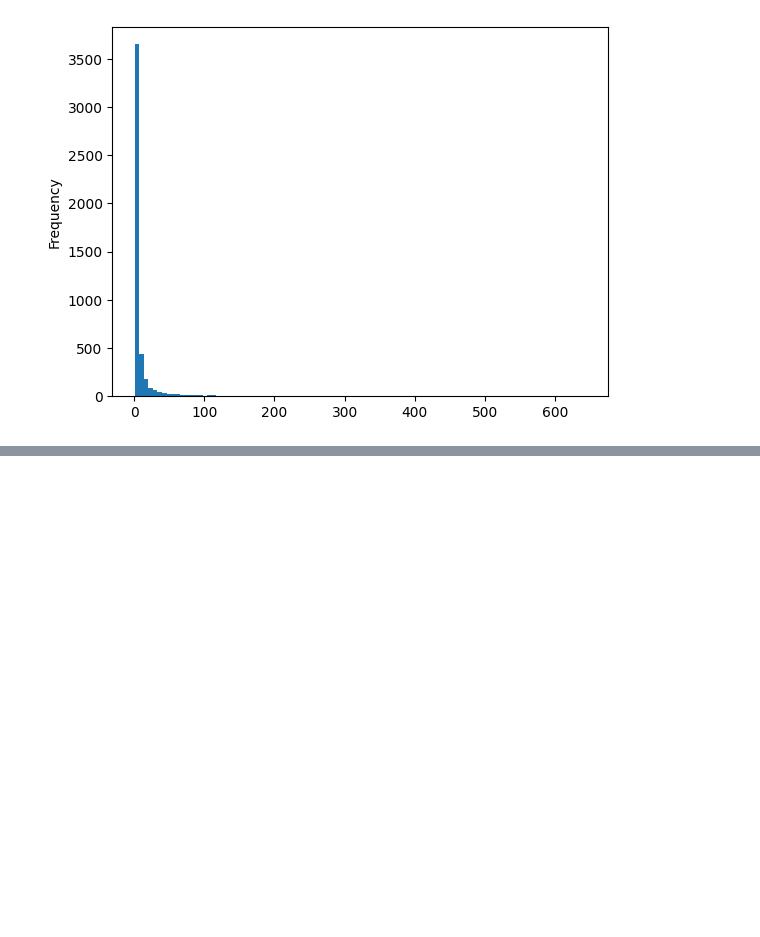
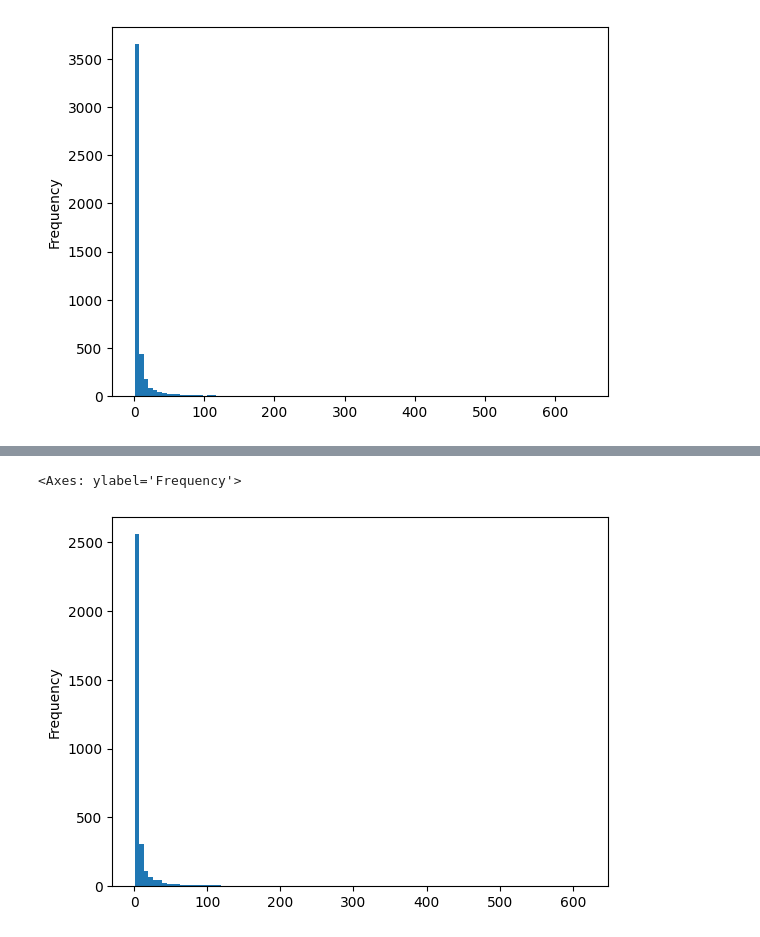
Before and after one commit to hieunt1410/Demo, a Jupyter notebook: visualize.ipynb, the cells around one changed output, grey strips where cells are left out. Saved outputs shown, nothing was run; the diff lists cells and outputs as text; code cells hidden in the pictures; blank space fills up the shorter version.

```diff
--- a/visualize.ipynb
+++ b/visualize.ipynb
@@ -61,0 +70,5 @@ ub['bundle'].value_counts().plot(kind='hist', bins=100)
+# %%
+ub_train['bundle'].value_counts().plot(kind='hist', bins=100)
+# %% [output]
+<Axes: ylabel='Frequency'>
+[figure, added]
```
Also changed, not shown: parts of 5 cells of this notebook, 1 other file.
